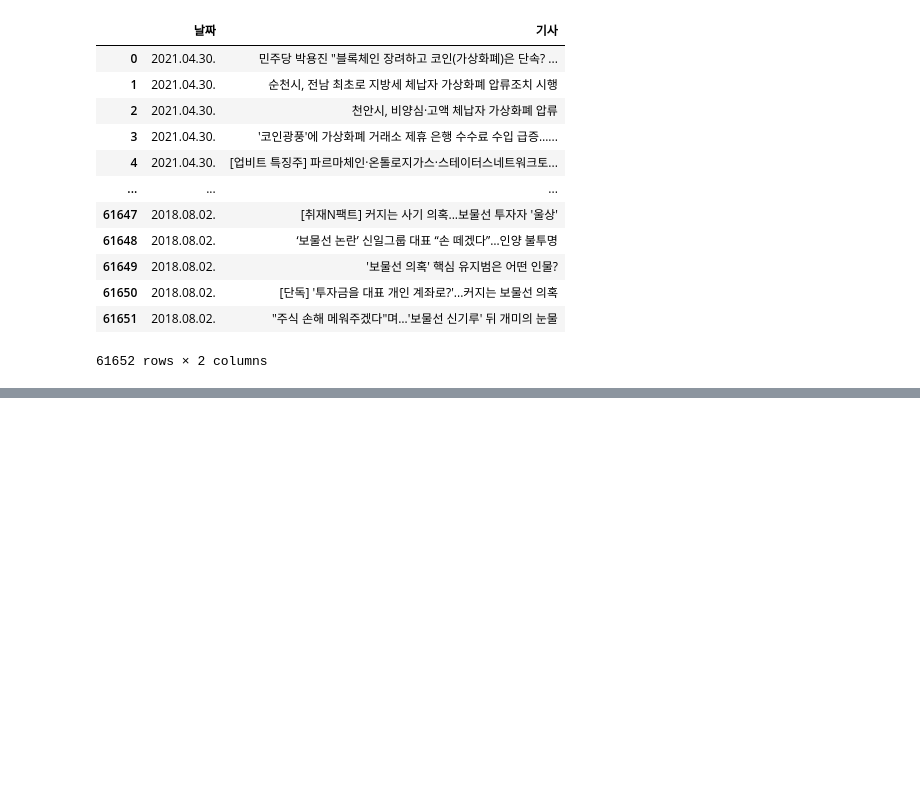
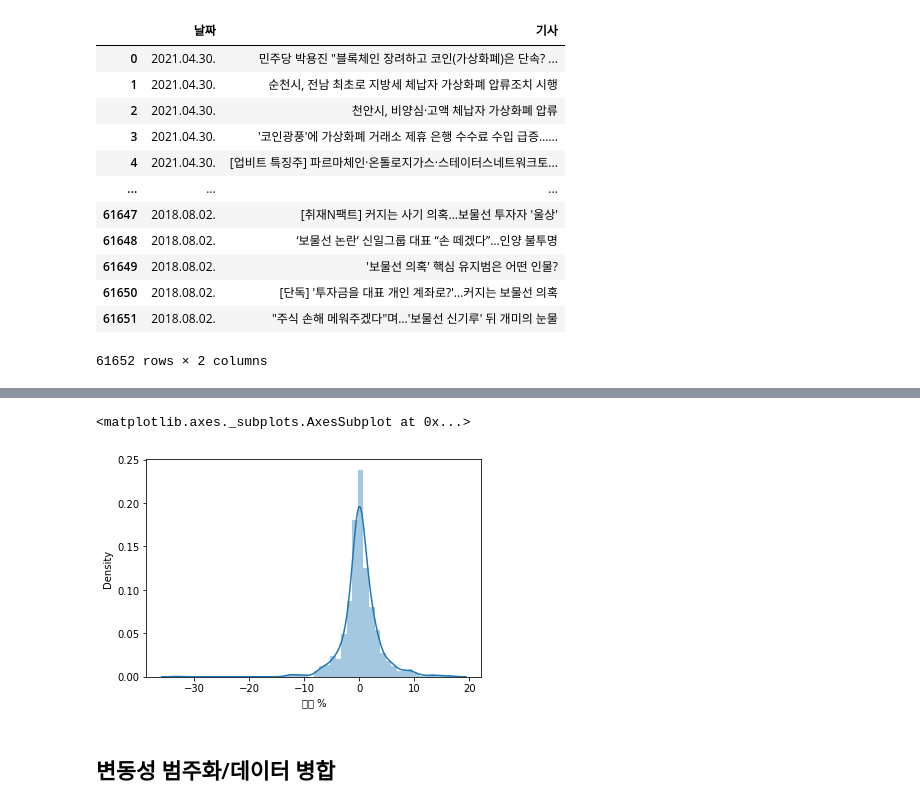
Before and after one commit to jej0312/bitcoin_volatility, a Jupyter notebook: Text_preprocessing.ipynb, the cells around one changed output, grey strips where cells are left out. Saved outputs shown, nothing was run; the diff lists cells and outputs as text; code cells hidden in the pictures; blank space fills up the shorter version.

```diff
--- a/Text_preprocessing.ipynb
+++ b/Text_preprocessing.ipynb
@@ -400,0 +602,3 @@ df
+# %%
+bitcoin = pd.read_csv('Bitcoin(krw).csv')
+news = pd.read_csv('news_drop_auto_generated.csv')
@@ -400,0 +631,14 @@ df
+# %%
+bitcoin['날짜'] = [re.sub('년\ |월\ |일','.',i) for i in bitcoin['날짜']]
+# %%
+bitcoin['고가'] = [re.sub(',','',i) for i in bitcoin['고가']]
+bitcoin['고가'] = list(map(float, bitcoin['고가']))
+
+bitcoin['저가'] = [re.sub(',','',i) for i in bitcoin['저가']]
+bitcoin['저가'] = list(map(float, bitcoin['저가']))
+
+bitcoin['거래량'] = [re.sub('K','',i) for i in bitcoin['거래량']]
+bitcoin['거래량'] = list(map(float, bitcoin['거래량']))
+
+bitcoin['변동 %'] = [re.sub('%','',i) for i in bitcoin['변동 %']]
+bitcoin['변동 %'] = list(map(float, bitcoin['변동 %']))
@@ -400,0 +662,10 @@ df
+# %%
+import matplotlib.pyplot as plt
+import seaborn as sns
+
+sns.distplot(bitcoin['변동 %'])
+# %% [output]
+<matplotlib.axes._subplots.AxesSubplot at 0x...>
+[figure, added]
+# %% [markdown]
+## 변동성 범주화/데이터 병합
```
Also changed, not shown: parts of 76 cells of this notebook.
